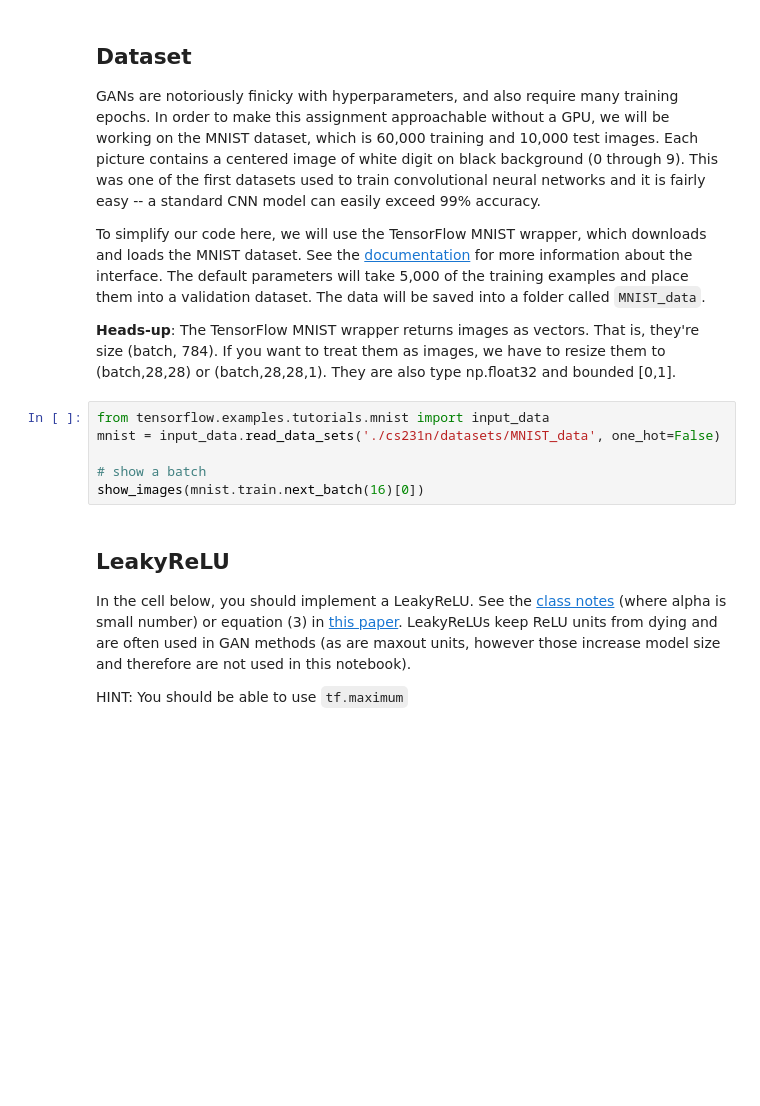
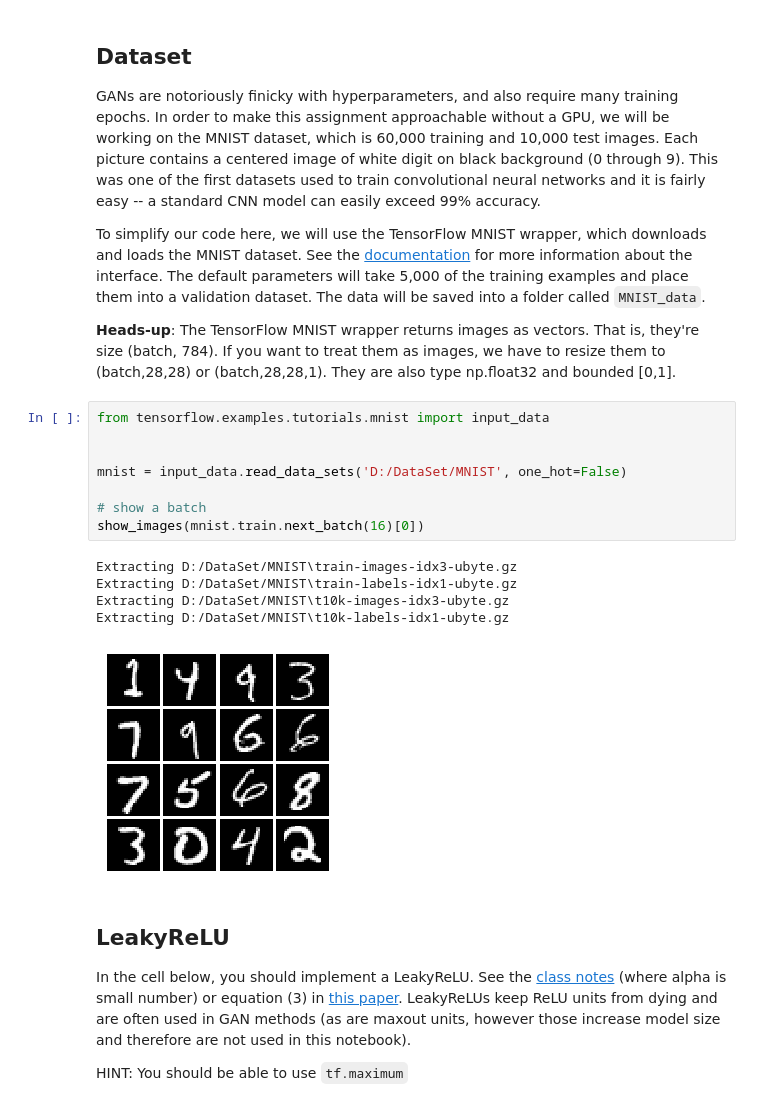
Before and after one commit to kozistr/ML-Study, a Jupyter notebook: CS231n/Assignment3/GANs-TensorFlow.ipynb, the cells around one changed output. Saved outputs shown, nothing was run; the diff lists cells and outputs as text; blank space fills up the shorter version.

```diff
--- a/CS231n/Assignment3/GANs-TensorFlow.ipynb
+++ b/CS231n/Assignment3/GANs-TensorFlow.ipynb
@@ -102,10 +102,18 @@ To simplify our code here, we will use the TensorFlow MNIST wrapper, which downl
 **Heads-up**: The TensorFlow MNIST wrapper returns images as vectors. That is, they're size (batch, 784). If you want to treat them as images, we have to resize them to (batch,28,28) or (batch,28,28,1). They are also type np.float32 and bounded [0,1].
 # %%
 from tensorflow.examples.tutorials.mnist import input_data
-mnist = input_data.read_data_sets('./cs231n/datasets/MNIST_data', one_hot=False)
+
+
+mnist = input_data.read_data_sets('D:/DataSet/MNIST', one_hot=False)
 
 # show a batch
 show_images(mnist.train.next_batch(16)[0])
+# %% [output]
+Extracting D:/DataSet/MNIST\train-images-idx3-ubyte.gz
+Extracting D:/DataSet/MNIST\train-labels-idx1-ubyte.gz
+Extracting D:/DataSet/MNIST\t10k-images-idx3-ubyte.gz
+Extracting D:/DataSet/MNIST\t10k-labels-idx1-ubyte.gz
+[figure, added]
 # %% [markdown]
 ## LeakyReLU
 In the cell below, you should implement a LeakyReLU. See the [class notes](http://cs231n.github.io/neural-networks-1/) (where alpha is small number) or equation (3) in [this paper](http://ai.stanford.edu/~amaas/papers/relu_hybrid_icml2013_final.pdf). LeakyReLUs keep ReLU units from dying and are often used in GAN methods (as are maxout units, however those increase model size and therefore are not used in this notebook).
```
Also changed, not shown: parts of 17 cells of this notebook, 1 other file.
